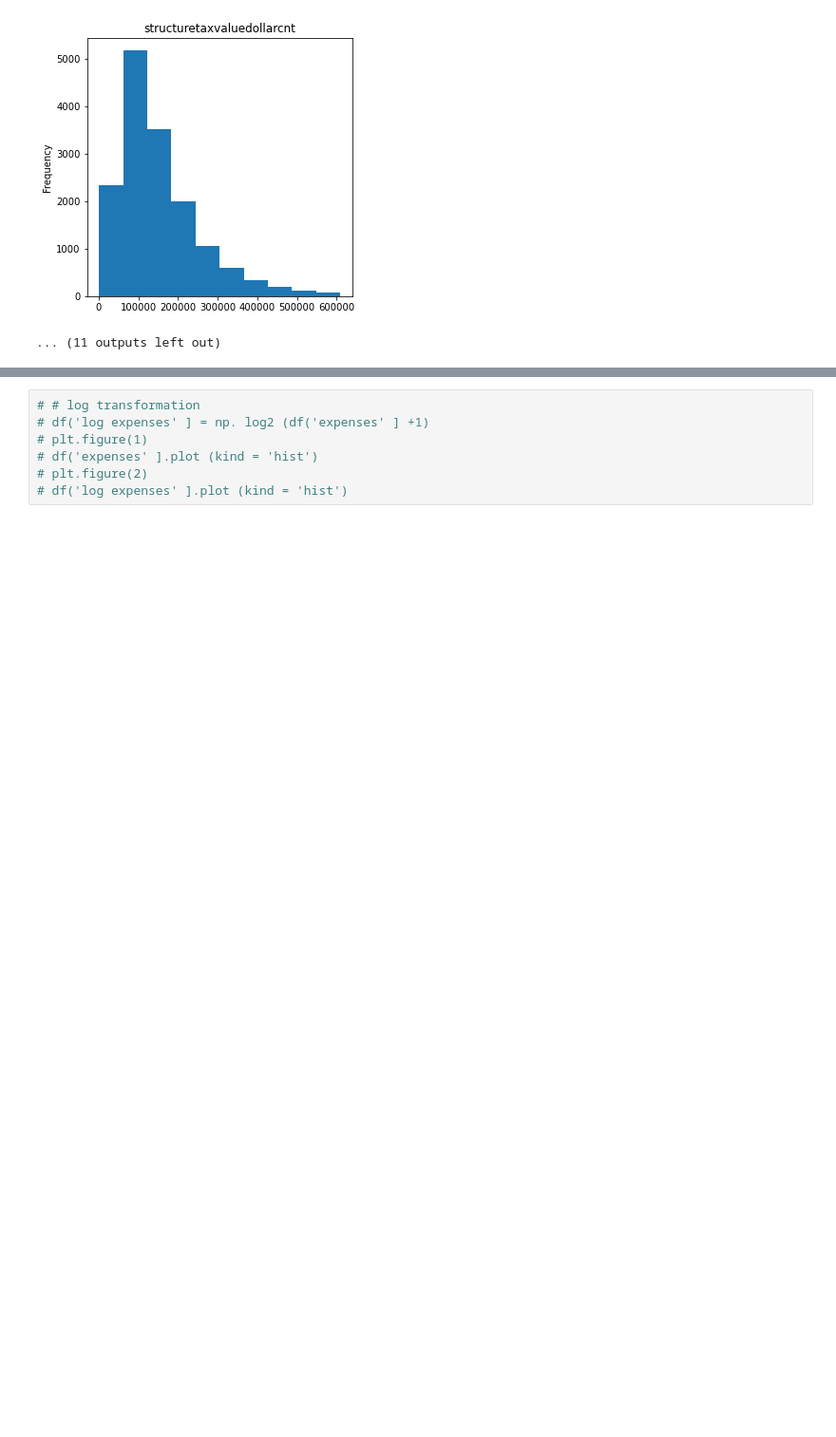
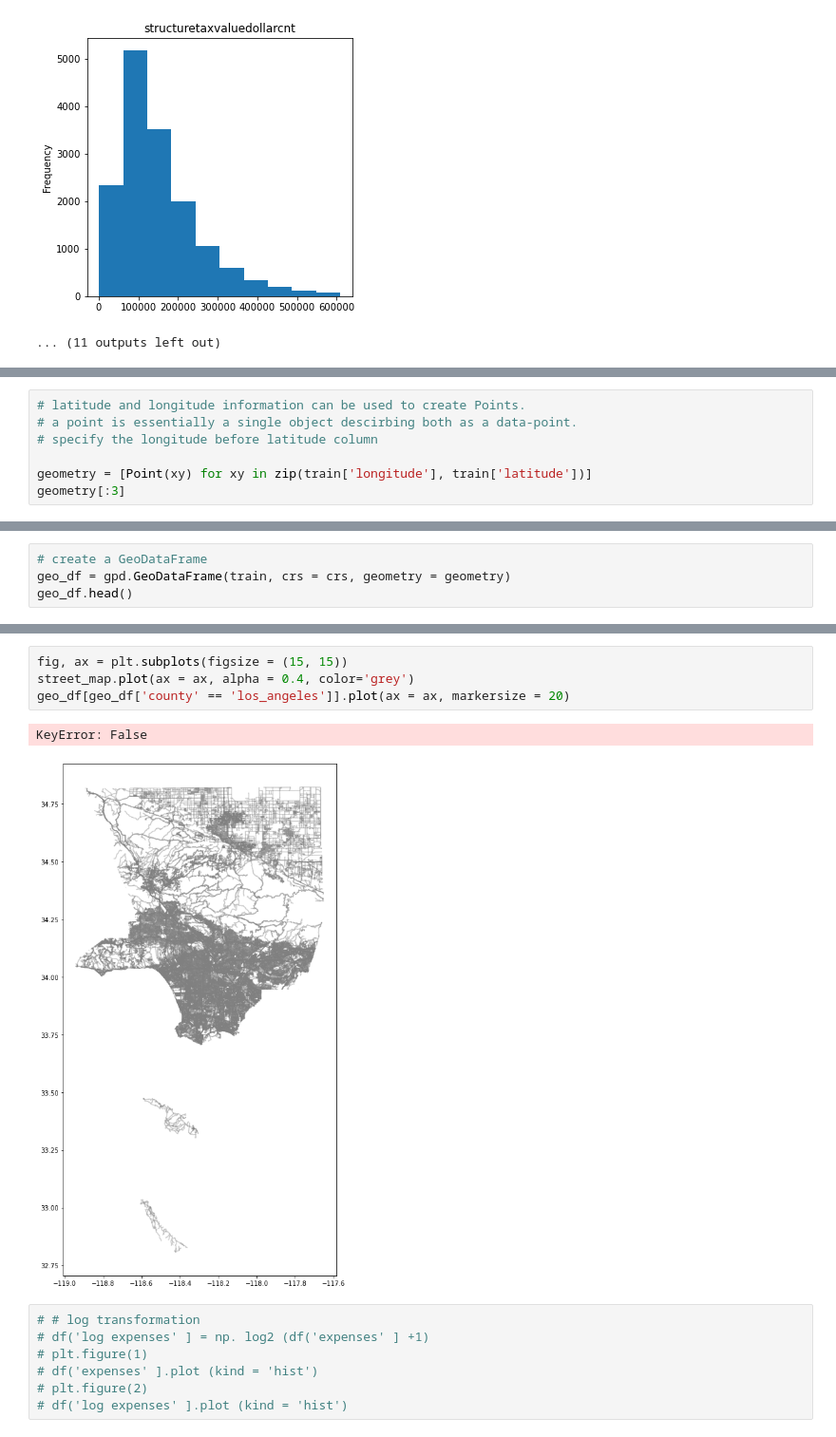
Before and after one commit to nicholas-dougherty/clustering-project, a Jupyter notebook: workbooks/eda.ipynb, the cells around one changed output, grey strips where cells are left out. Shown at 95% size. Saved outputs shown, nothing was run; the diff lists cells and outputs as text; blank space fills up the shorter version.

```diff
--- a/workbooks/eda.ipynb
+++ b/workbooks/eda.ipynb
@@ -74,0 +195,7 @@ print(cat_list)
+# %%
+# latitude and longitude information can be used to create Points.
+# a point is essentially a single object descirbing both as a data-point.
+# specify the longitude before latitude column
+
+geometry = [Point(xy) for xy in zip(train['longitude'], train['latitude'])]
+geometry[:3]
@@ -74,0 +206,4 @@ print(cat_list)
+# %%
+# create a GeoDataFrame
+geo_df = gpd.GeoDataFrame(train, crs = crs, geometry = geometry)
+geo_df.head()
@@ -75,3 +219,10 @@ print(cat_list)
+# %%
+fig, ax = plt.subplots(figsize = (15, 15))
+street_map.plot(ax = ax, alpha = 0.4, color='grey')
+geo_df[geo_df['county' == 'los_angeles']].plot(ax = ax, markersize = 20)
+# %% [output]
+KeyError: False
+[figure, added]
 # %%
 # # log transformation
 # df('log expenses' ] = np. log2 (df('expenses' ] +1)
```
Also changed, not shown: parts of 12 cells of this notebook, 1 other file.
